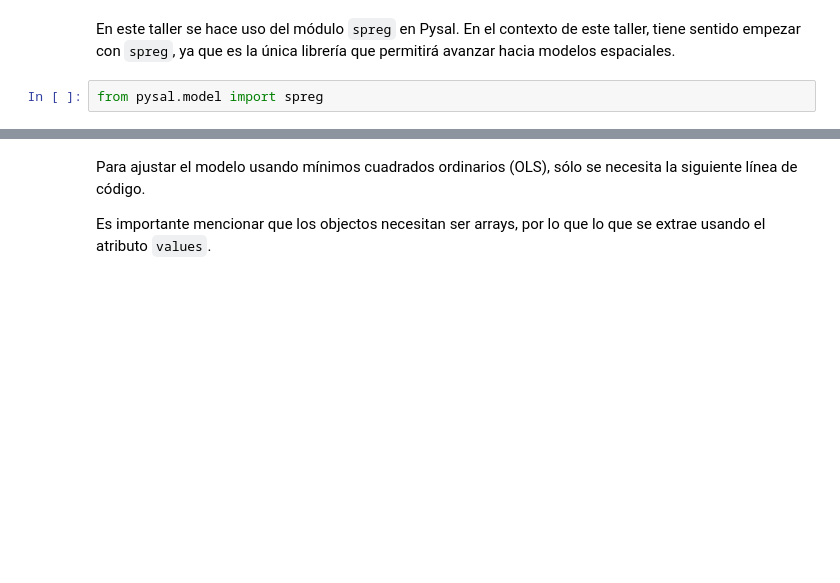
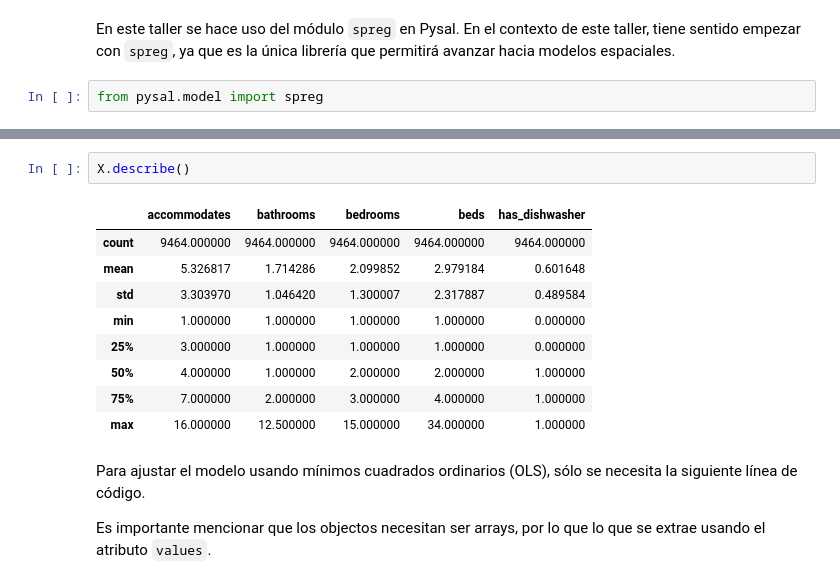
Before and after one commit to douglascarmona/spatial_statistics_course, a Jupyter notebook: classes/regression/airbnb.ipynb, the cells around one changed output, grey strips where cells are left out. Cells and saved outputs as stored; diff of their text form; blank space fills up the shorter version.

```diff
--- a/classes/regression/airbnb.ipynb
+++ b/classes/regression/airbnb.ipynb
@@ -317,3 +321,15 @@ X.head()
+# %%
+X.describe()
+# %% [output]
+|  | accommodates | bathrooms | bedrooms | beds | has_dishwasher |
+| count | 9464.000000 | 9464.000000 | 9464.000000 | 9464.000000 | 9464.000000 |
+| mean | 5.326817 | 1.714286 | 2.099852 | 2.979184 | 0.601648 |
+| std | 3.303970 | 1.046420 | 1.300007 | 2.317887 | 0.489584 |
+| min | 1.000000 | 1.000000 | 1.000000 | 1.000000 | 0.000000 |
+| 25% | 3.000000 | 1.000000 | 1.000000 | 1.000000 | 0.000000 |
+| 50% | 4.000000 | 1.000000 | 2.000000 | 2.000000 | 1.000000 |
+| 75% | 7.000000 | 2.000000 | 3.000000 | 4.000000 | 1.000000 |
+| max | 16.000000 | 12.500000 | 15.000000 | 34.000000 | 1.000000 |
 # %% [markdown]
 Para ajustar el modelo usando mínimos cuadrados ordinarios (OLS), sólo se necesita la siguiente línea de código.
 
```
Also changed, not shown: parts of 9 cells of this notebook.
